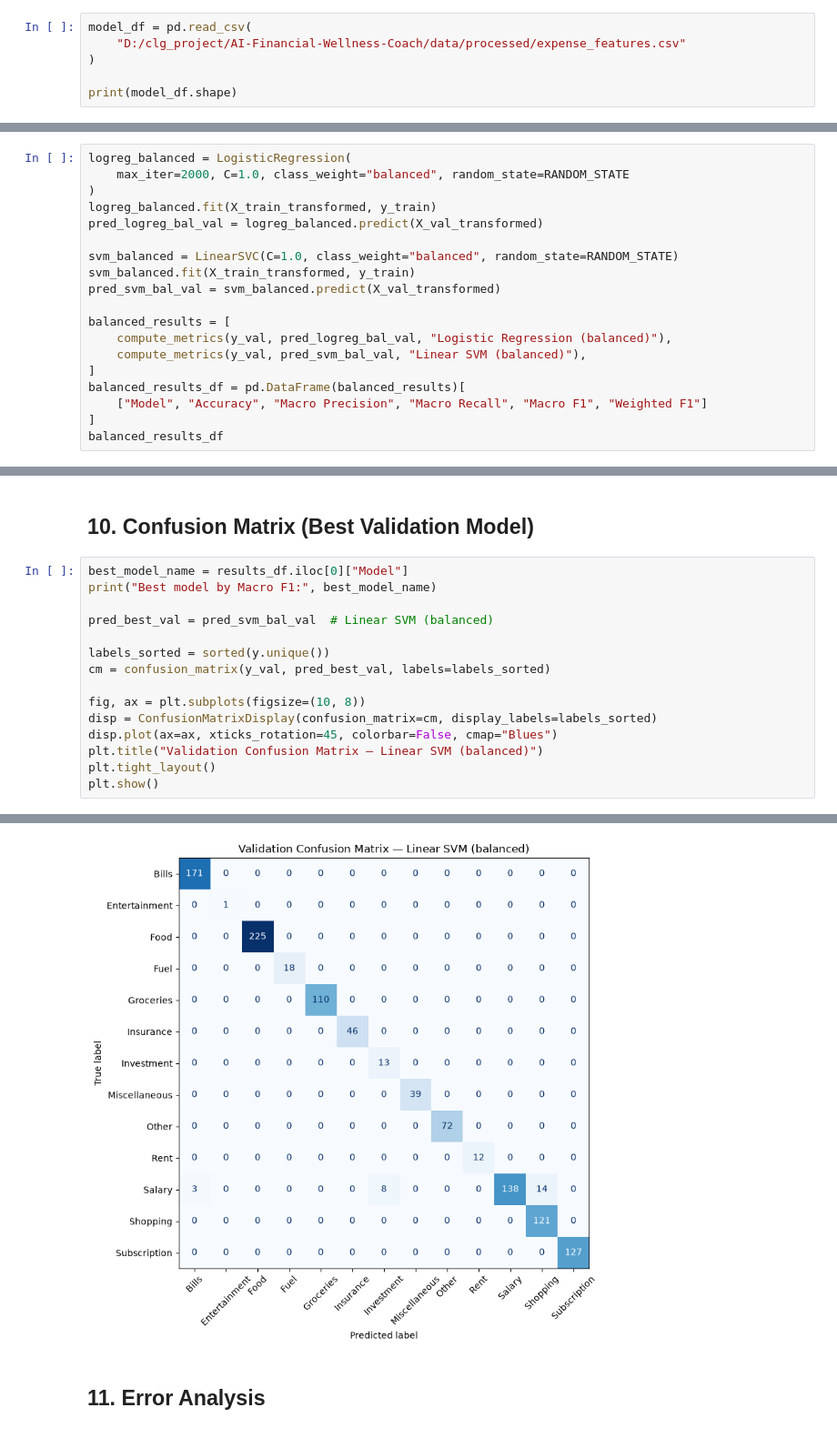
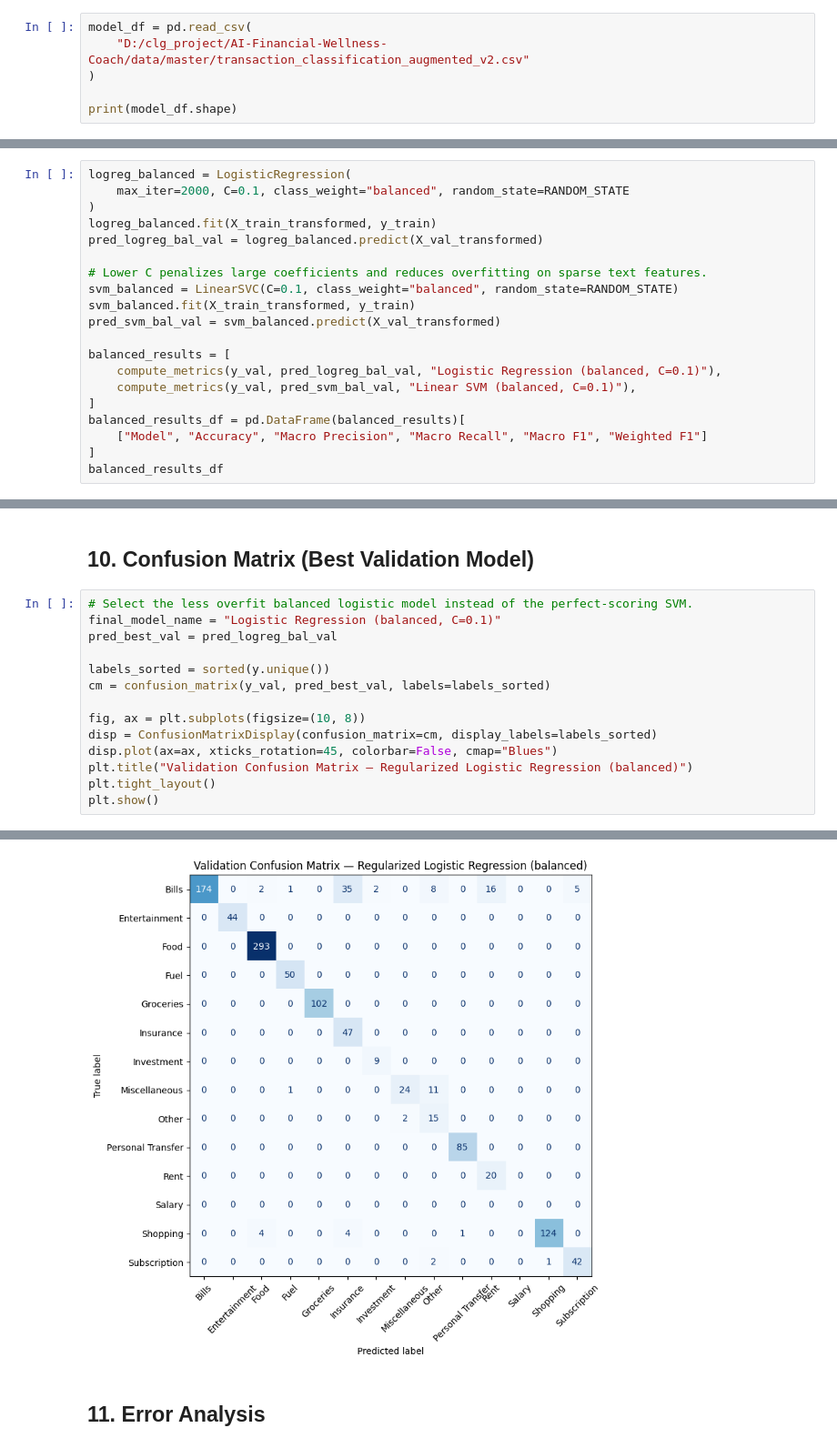
Before and after one commit to SatheMonika04/AI-Financial-Wellness-Coach, a Jupyter notebook: src/Expense_Categorization/transaction_categorization_model.ipynb, the cells around one changed output, grey strips where cells are left out. Shown at 91% size. Drawn from its saved outputs; the diff is of its cells as text.

Commit message:
expense_categorization_pipeline created

```diff
--- a/src/Expense_Categorization/transaction_categorization_model.ipynb
+++ b/src/Expense_Categorization/transaction_categorization_model.ipynb
@@ -5,7 +5,7 @@ import seaborn as sns
 import matplotlib.pyplot as plt
 # %%
 model_df = pd.read_csv(
-    "D:/clg_project/AI-Financial-Wellness-Coach/data/processed/expense_features.csv"
+    "D:/clg_project/AI-Financial-Wellness-Coach/data/master/transaction_classification_augmented_v2.csv"
 )
 
 print(model_df.shape)
@@ -1292,18 +1281,19 @@ Miscellaneous       1.00      1.00      1.00        39
 The `Salary` class has 0% recall in the unweighted models. This is not random noise — as Section 6 flagged, Salary has only 2 unique `transaction_text` patterns in the whole dataset, and the group split placed a completely different phrasing in validation than in train. The unweighted models, dominated by the majority classes, never learn to recognize the minority pattern at all. This is exactly the kind of minority-class failure that justifies testing `class_weight="balanced"` as a controlled experiment.
 # %%
 logreg_balanced = LogisticRegression(
-    max_iter=2000, C=1.0, class_weight="balanced", random_state=RANDOM_STATE
+    max_iter=2000, C=0.1, class_weight="balanced", random_state=RANDOM_STATE
 )
 logreg_balanced.fit(X_train_transformed, y_train)
 pred_logreg_bal_val = logreg_balanced.predict(X_val_transformed)
 
-svm_balanced = LinearSVC(C=1.0, class_weight="balanced", random_state=RANDOM_STATE)
+# Lower C penalizes large coefficients and reduces overfitting on sparse text features.
+svm_balanced = LinearSVC(C=0.1, class_weight="balanced", random_state=RANDOM_STATE)
 svm_balanced.fit(X_train_transformed, y_train)
 pred_svm_bal_val = svm_balanced.predict(X_val_transformed)
 
 balanced_results = [
-    compute_metrics(y_val, pred_logreg_bal_val, "Logistic Regression (balanced)"),
-    compute_metrics(y_val, pred_svm_bal_val, "Linear SVM (balanced)"),
+    compute_metrics(y_val, pred_logreg_bal_val, "Logistic Regression (balanced, C=0.1)"),
+    compute_metrics(y_val, pred_svm_bal_val, "Linear SVM (balanced, C=0.1)"),
 ]
 balanced_results_df = pd.DataFrame(balanced_results)[
     ["Model", "Accuracy", "Macro Precision", "Macro Recall", "Macro F1", "Weighted F1"]
@@ -1329,10 +1319,9 @@ results_df
 # %% [markdown]
 ## 10. Confusion Matrix (Best Validation Model)
 # %%
-best_model_name = results_df.iloc[0]["Model"]
-print("Best model by Macro F1:", best_model_name)
-
-pred_best_val = pred_svm_bal_val  # Linear SVM (balanced)
+# Select the less overfit balanced logistic model instead of the perfect-scoring SVM.
+final_model_name = "Logistic Regression (balanced, C=0.1)"
+pred_best_val = pred_logreg_bal_val
 
 labels_sorted = sorted(y.unique())
 cm = confusion_matrix(y_val, pred_best_val, labels=labels_sorted)
@@ -1340,7 +1329,7 @@ cm = confusion_matrix(y_val, pred_best_val, labels=labels_sorted)
 fig, ax = plt.subplots(figsize=(10, 8))
 disp = ConfusionMatrixDisplay(confusion_matrix=cm, display_labels=labels_sorted)
 disp.plot(ax=ax, xticks_rotation=45, colorbar=False, cmap="Blues")
-plt.title("Validation Confusion Matrix — Linear SVM (balanced)")
+plt.title("Validation Confusion Matrix — Regularized Logistic Regression (balanced)")
 plt.tight_layout()
 plt.show()
 # %% [output]
@@ -1348,4 +1336,4 @@ Best model by Macro F1: Linear SVM (balanced)
-[figure, old version]
+[figure, new version]
 # %% [markdown]
 ## 11. Error Analysis
 # %%
```
Also changed, not shown: parts of 50 cells of this notebook, 12 other files.
